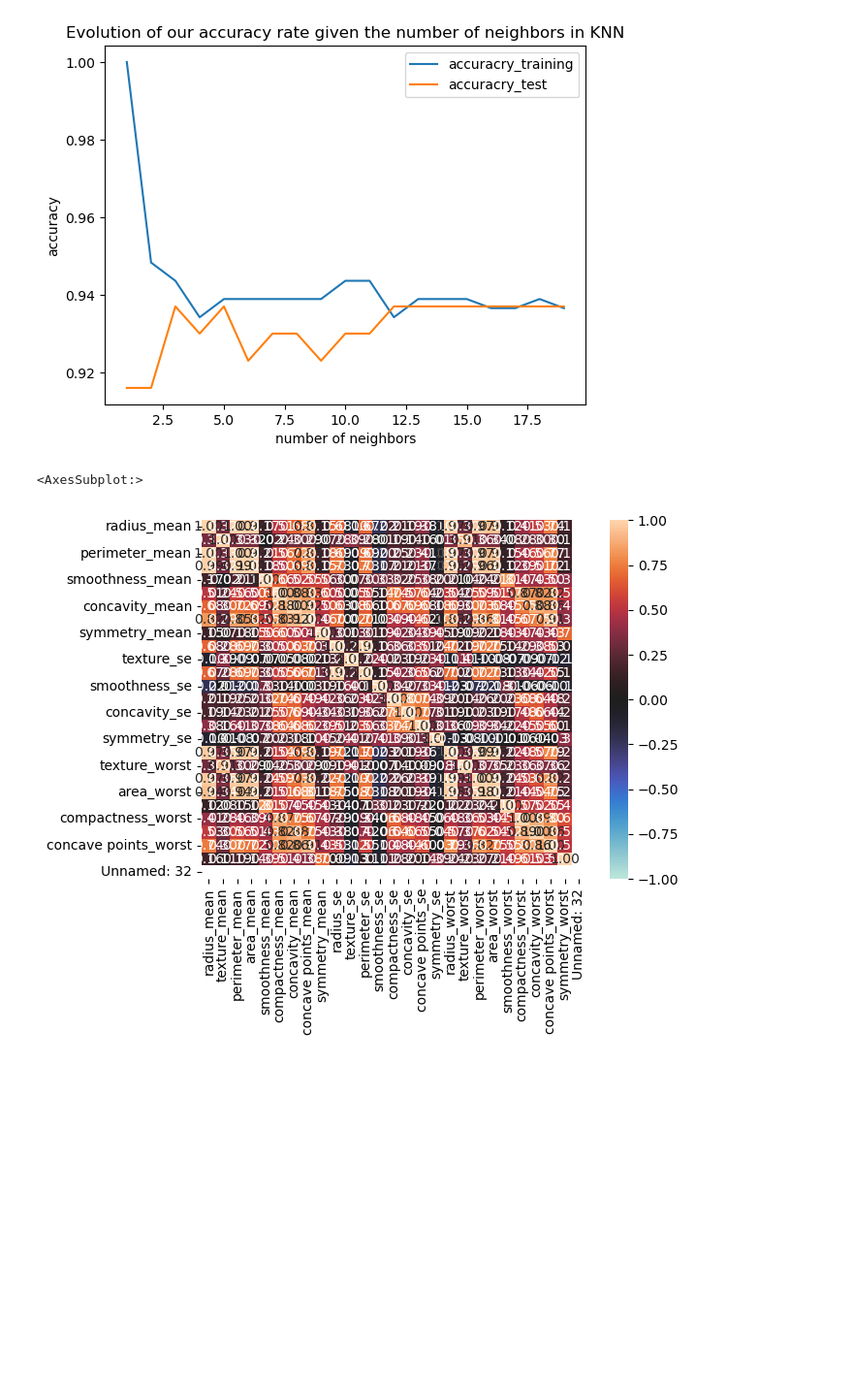
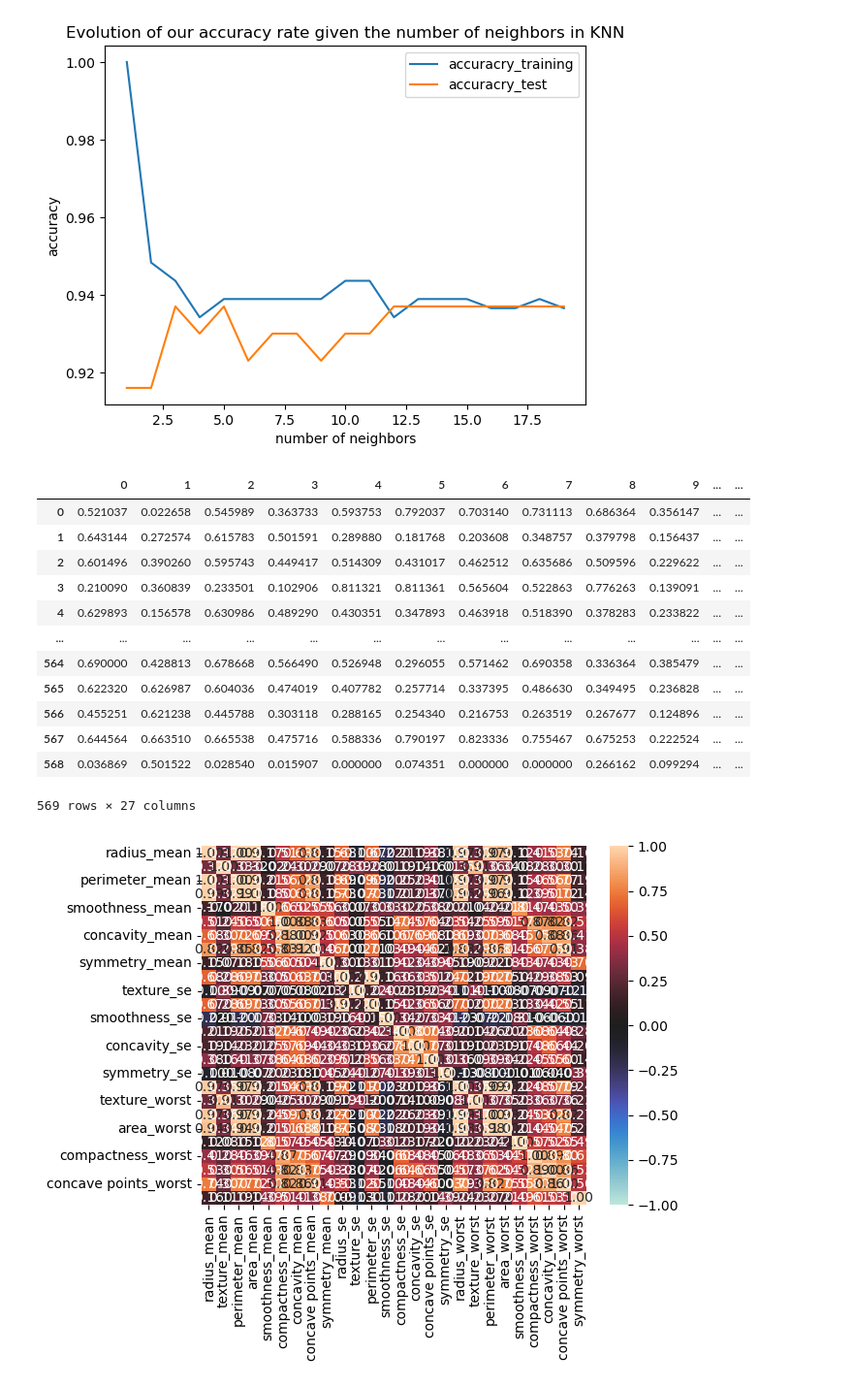
Before and after one commit to dany-mike/python_cancer_analysis, a Jupyter notebook: main.py.ipynb, the cells around one changed output. Shown: that part at 97% size. Cells and saved outputs as stored; diff of their text form; code cells hidden in the pictures; blank space fills up the shorter version.

Commit message:
feature: data normalization

```diff
--- a/main.py.ipynb
+++ b/main.py.ipynb
@@ -104,35 +104,53 @@ plt.plot()
 #perimeter_data = pd.DataFrame(x_scaled)
 # %%
 import pandas as pd
+import numpy as np
 from sklearn import preprocessing
 from sklearn.model_selection import train_test_split
 from sklearn.neighbors import KNeighborsClassifier
 from sklearn.metrics import accuracy_score
 import matplotlib.pyplot as plt
 import seaborn as sns
 from sklearn import preprocessing
 
 
 data = pd.read_csv('data.csv')
 
 #IsNull
 data.isna().sum()
 
 #Data types
 data.dtypes
 ignore = ['diagnosis']
 f_data = (data.set_index(ignore, append=True)
         .astype(float)
         .reset_index(ignore))
 
-# x = f_data.values #returns a numpy array
-# min_max_scaler = preprocessing.MinMaxScaler()
-# x_scaled = min_max_scaler.fit_transform(x)
+cleanData = f_data.drop(['fractal_dimension_worst', 'fractal_dimension_se', 'fractal_dimension_mean', 'id', 'area_se', 'Unnamed: 32'], axis=1)
+sns.heatmap(cleanData.corr(), vmin=-1, vmax=1, center=0, annot=True, fmt=".2f")
 
+diagnosis = pd.get_dummies(cleanData['diagnosis'], drop_first=True) #One hot encoding sex
+cleanData = pd.concat([cleanData, diagnosis], axis=1)
+cleanData.drop(columns= ["diagnosis"], axis=1,inplace=True)
 
-sns.heatmap(f_data.drop(['fractal_dimension_worst', 'fractal_dimension_se', 'fractal_dimension_mean', 'id', 'area_se'], axis=1).corr(), vmin=-1, vmax=1, center=0, annot=True, fmt=".2f")
+x = cleanData.values
+min_max_scaler = preprocessing.MinMaxScaler()
+x_scaled = min_max_scaler.fit_transform(x)
+cleanData = pd.DataFrame(x_scaled)
 
-# TODO normalize
+cleanData
 # %% [output]
+|  | 0 | 1 | 2 | 3 | 4 | 5 | 6 | 7 | 8 | 9 | ... | ... |
+| 0 | 0.521037 | 0.022658 | 0.545989 | 0.363733 | 0.593753 | 0.792037 | 0.703140 | 0.731113 | 0.686364 | 0.356147 | ... | ... |
+| 1 | 0.643144 | 0.272574 | 0.615783 | 0.501591 | 0.289880 | 0.181768 | 0.203608 | 0.348757 | 0.379798 | 0.156437 | ... | ... |
+| 2 | 0.601496 | 0.390260 | 0.595743 | 0.449417 | 0.514309 | 0.431017 | 0.462512 | 0.635686 | 0.509596 | 0.229622 | ... | ... |
+| 3 | 0.210090 | 0.360839 | 0.233501 | 0.102906 | 0.811321 | 0.811361 | 0.565604 | 0.522863 | 0.776263 | 0.139091 | ... | ... |
+| 4 | 0.629893 | 0.156578 | 0.630986 | 0.489290 | 0.430351 | 0.347893 | 0.463918 | 0.518390 | 0.378283 | 0.233822 | ... | ... |
+| ... | ... | ... | ... | ... | ... | ... | ... | ... | ... | ... | ... | ... |
+| 564 | 0.690000 | 0.428813 | 0.678668 | 0.566490 | 0.526948 | 0.296055 | 0.571462 | 0.690358 | 0.336364 | 0.385479 | ... | ... |
+| 565 | 0.622320 | 0.626987 | 0.604036 | 0.474019 | 0.407782 | 0.257714 | 0.337395 | 0.486630 | 0.349495 | 0.236828 | ... | ... |
+| 566 | 0.455251 | 0.621238 | 0.445788 | 0.303118 | 0.288165 | 0.254340 | 0.216753 | 0.263519 | 0.267677 | 0.124896 | ... | ... |
+| 567 | 0.644564 | 0.663510 | 0.665538 | 0.475716 | 0.588336 | 0.790197 | 0.823336 | 0.755467 | 0.675253 | 0.222524 | ... | ... |
+| 568 | 0.036869 | 0.501522 | 0.028540 | 0.015907 | 0.000000 | 0.074351 | 0.000000 | 0.000000 | 0.266162 | 0.099294 | ... | ... |
-<AxesSubplot:>
+569 rows × 27 columns
-[figure, old version]
+[figure, new version]
```
